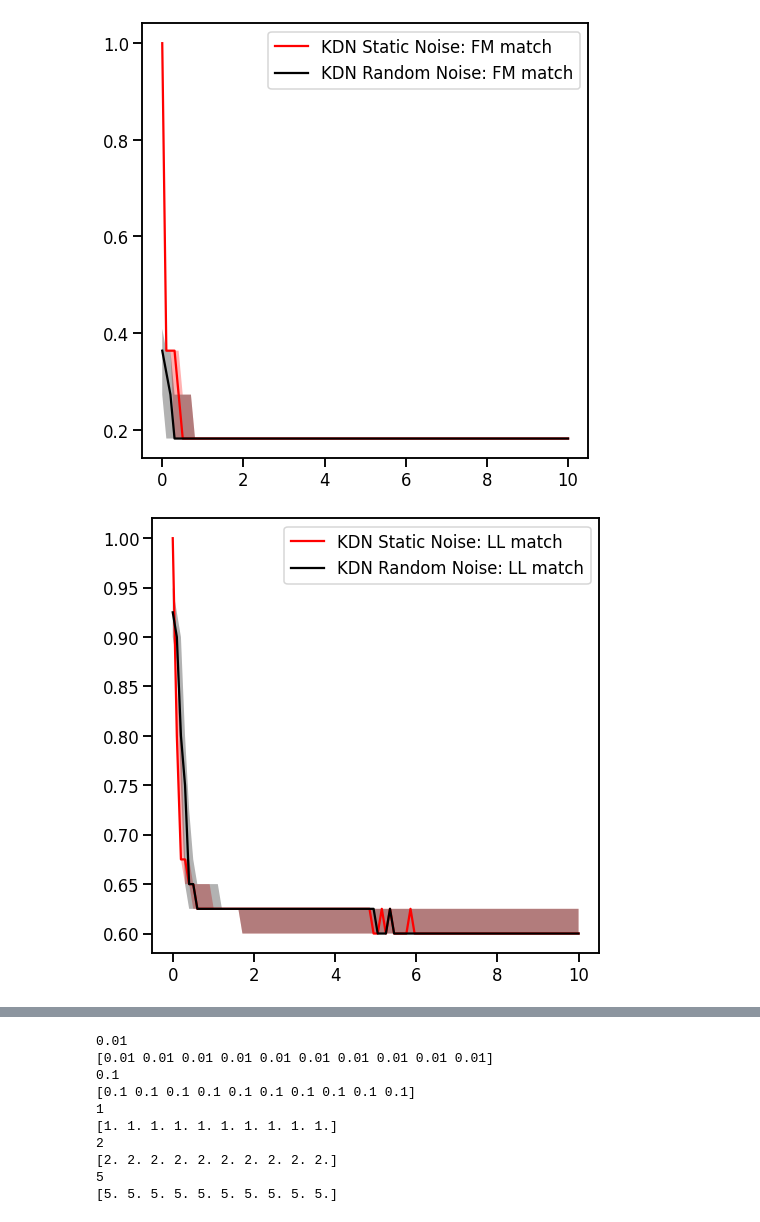
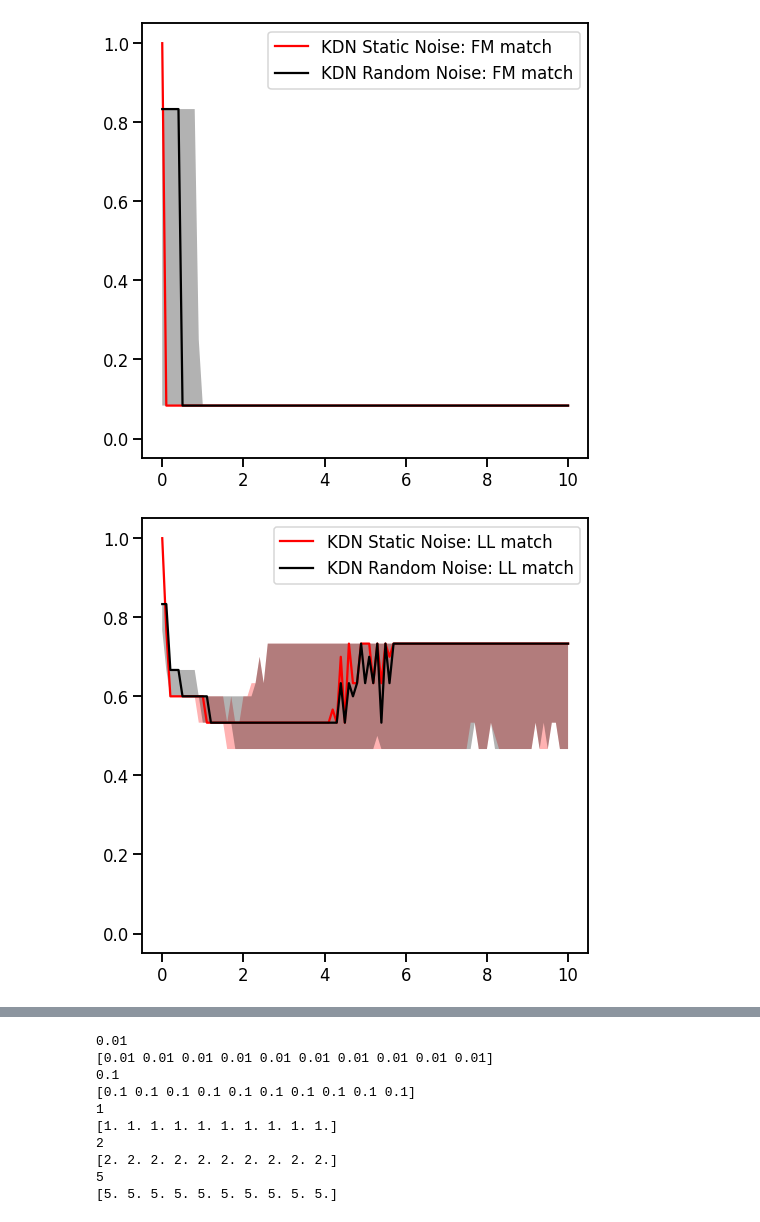
Before and after one commit to NeuroDataDesign/ProgLearn_2021-2022, a Jupyter notebook: Tiffany_Chu/Notebooks/distance_vs_weight_kdf_py.ipynb, the cells around one changed output, grey strips where cells are left out. Saved outputs shown, nothing was run; the diff lists cells and outputs as text; code cells hidden in the pictures.

```diff
--- a/Tiffany_Chu/Notebooks/distance_vs_weight_kdf_py.ipynb
+++ b/Tiffany_Chu/Notebooks/distance_vs_weight_kdf_py.ipynb
@@ -150,27 +156,30 @@ def getNN():
     return network_base
 # %%
 # Generate experimental data
+np.random.seed(7)
+rng = default_rng(7)
 
 X, y = gaussian_sparse_parity(
     sample_size,
     p_star=p_star,
-    p=p
+    p=p,
 )
 
 X_test, y_test = gaussian_sparse_parity(
     n_test,
     p_star=p_star,
-    p=p
+    p=p,
 )
 
-# pick a random point from testing data
-rng = default_rng(0)
-idx = rng.integers(0, n_test)
-X_star = X_test[idx]
+X_0 = X_test[y_test==0] # data that belong to class 0
+
+# pick the point closest to the class mean
+idx = np.linalg.norm(X_0[:3] - np.mean(X_0[:3], axis=0), ord=2, axis=1).argsort()[0]
+X_star = X_0[idx]
 
 #generate a bunch of points
 #distances = np.logspace(-20, 1, num=22, base=10)
-distances = np.linspace(0, 10, num=100)
+distances = np.linspace(0, 10, num=101)
 X_dist_static = {}
 X_dist_noisy = {}
 for d in distances:
@@ -219,5 +226,6 @@ ax.legend()
 # %%
-methods = ["TM", "FM", "LL", "AP"]
+methods = ["TM", "FM", "LL", "AP", "EFM"]
+#methods = ["FM", "AP", "EFM"]
 
 for method in methods:
     # plot distance vs. weights for KDN
@@ -240,4 +248,5 @@ for method in methods:
     ax.fill_between(distances, weight_25q_s, weight_75q_s, facecolor='r', alpha=.3)
     ax.fill_between(distances, weight_25q_n, weight_75q_n, facecolor='k', alpha=.3)
     ax.legend()
+    plt.ylim([-0.05, 1.05])
 # %% [output]
@@ -245,2 +254,2 @@ for method in methods:
-[figure, old version]
+[figure, new version]
-[figure, old version]
+[figure, new version]
```
Also changed, not shown: parts of 7 cells of this notebook.
